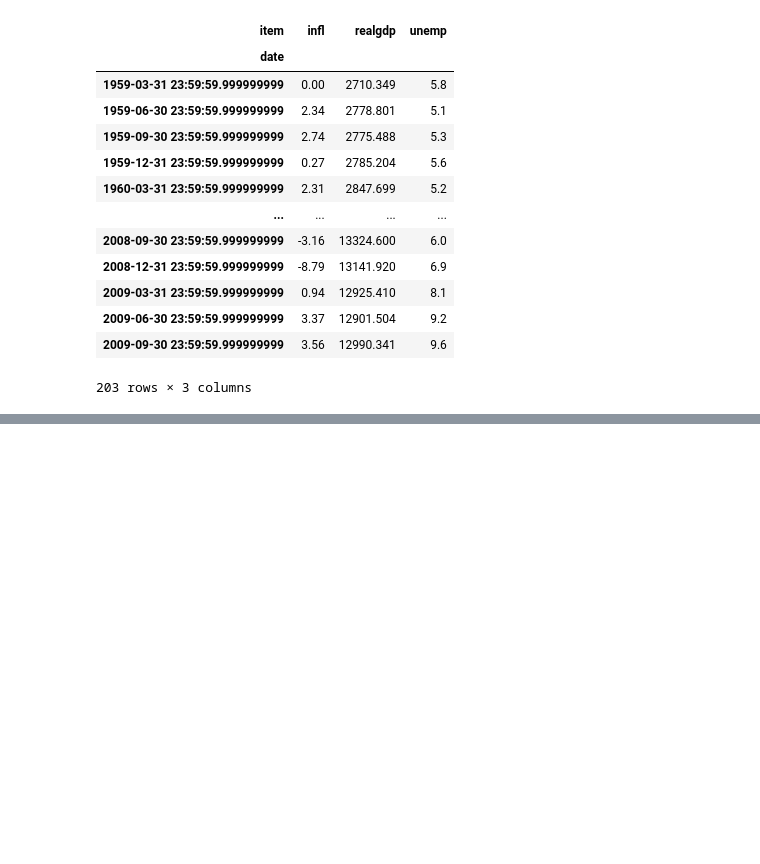
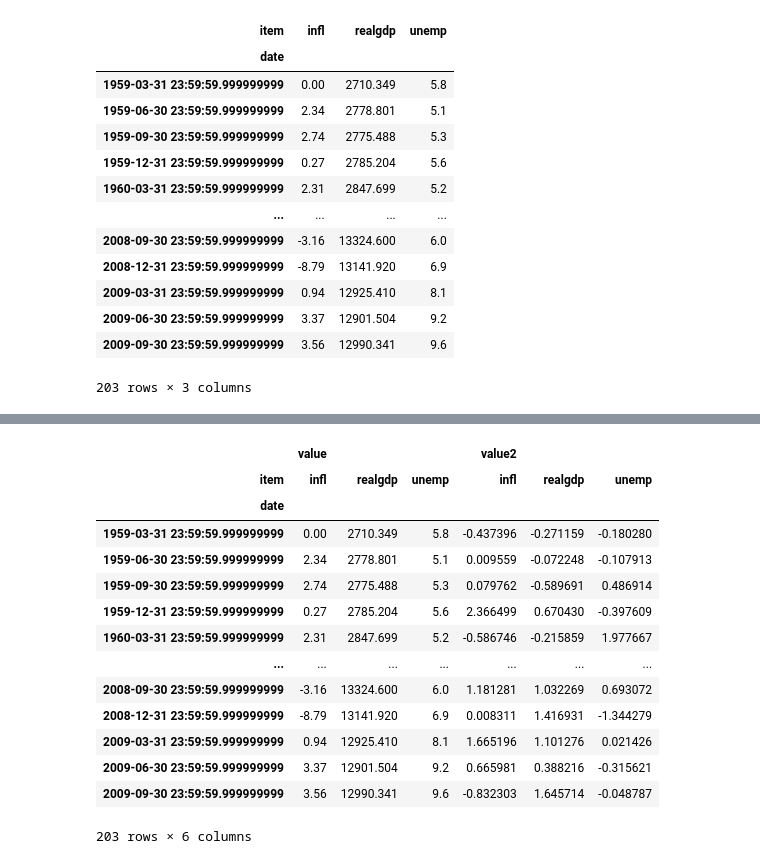
Before and after one commit to ferreiramr/livroPythonForDataAnalysis_WesMcKinney, a Jupyter notebook: chapter08_DataWranglingJoinCombineAndReshape.ipynb, the cells around one changed output, grey strips where cells are left out. Saved outputs shown, nothing was run; the diff lists cells and outputs as text; code cells hidden in the pictures; blank space fills up the shorter version.

```diff
--- a/chapter08_DataWranglingJoinCombineAndReshape.ipynb
+++ b/chapter08_DataWranglingJoinCombineAndReshape.ipynb
@@ -1100,3 +1094,5 @@ pivoted
 | 2009-06-30 23:59:59.999999999 | 3.37 | 12901.504 | 9.2 |
 | 2009-09-30 23:59:59.999999999 | 3.56 | 12990.341 | 9.6 |
 203 rows × 3 columns
+# %%
+ldata['value2'] = np.random.randn(len(ldata))
@@ -1102,0 +1113,20 @@ pivoted
+# %%
+pivoted = ldata.pivot('date', 'item')
+# %%
+pivoted
+# %% [output]
+|  | value |  |  | value2 |  |  |
+| item | infl | realgdp | unemp | infl | realgdp | unemp |
+| date |  |  |  |  |  |  |
+| 1959-03-31 23:59:59.999999999 | 0.00 | 2710.349 | 5.8 | -0.437396 | -0.271159 | -0.180280 |
+| 1959-06-30 23:59:59.999999999 | 2.34 | 2778.801 | 5.1 | 0.009559 | -0.072248 | -0.107913 |
+| 1959-09-30 23:59:59.999999999 | 2.74 | 2775.488 | 5.3 | 0.079762 | -0.589691 | 0.486914 |
+| 1959-12-31 23:59:59.999999999 | 0.27 | 2785.204 | 5.6 | 2.366499 | 0.670430 | -0.397609 |
+| 1960-03-31 23:59:59.999999999 | 2.31 | 2847.699 | 5.2 | -0.586746 | -0.215859 | 1.977667 |
+| ... | ... | ... | ... | ... | ... | ... |
+| 2008-09-30 23:59:59.999999999 | -3.16 | 13324.600 | 6.0 | 1.181281 | 1.032269 | 0.693072 |
+| 2008-12-31 23:59:59.999999999 | -8.79 | 13141.920 | 6.9 | 0.008311 | 1.416931 | -1.344279 |
+| 2009-03-31 23:59:59.999999999 | 0.94 | 12925.410 | 8.1 | 1.665196 | 1.101276 | 0.021426 |
+| 2009-06-30 23:59:59.999999999 | 3.37 | 12901.504 | 9.2 | 0.665981 | 0.388216 | -0.315621 |
+| 2009-09-30 23:59:59.999999999 | 3.56 | 12990.341 | 9.6 | -0.832303 | 1.645714 | -0.048787 |
+203 rows × 6 columns
```
Also changed, not shown: parts of 27 cells of this notebook, 1 other file.
